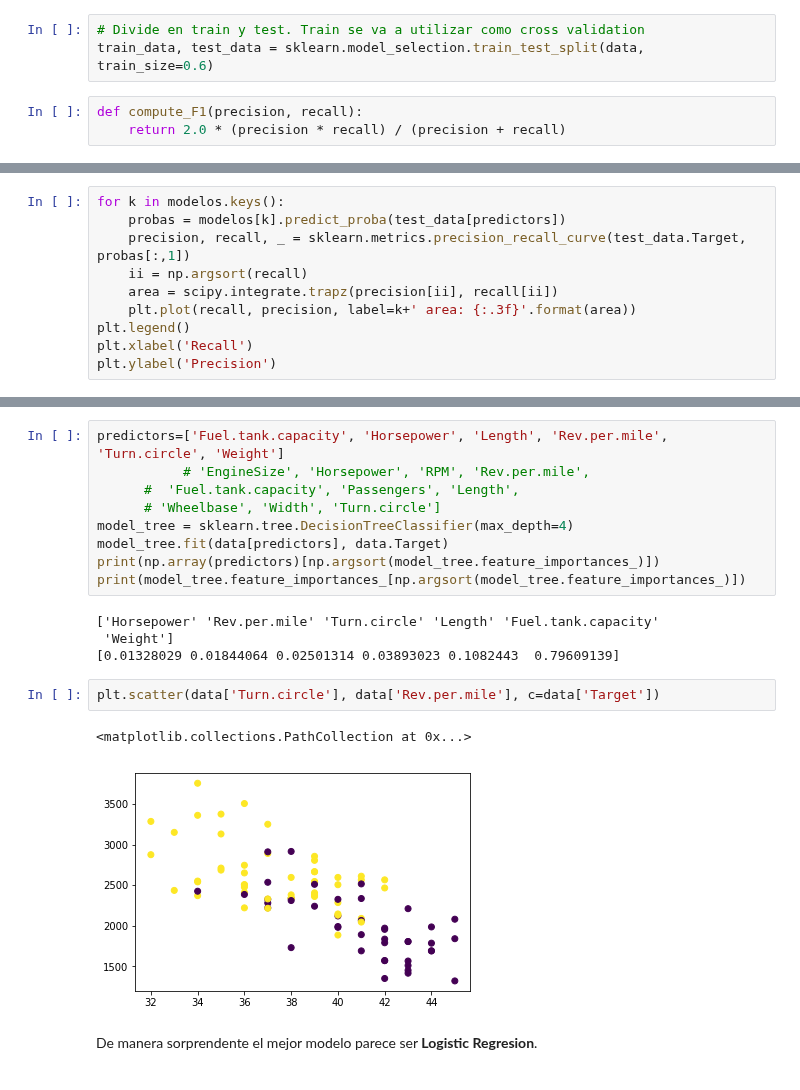
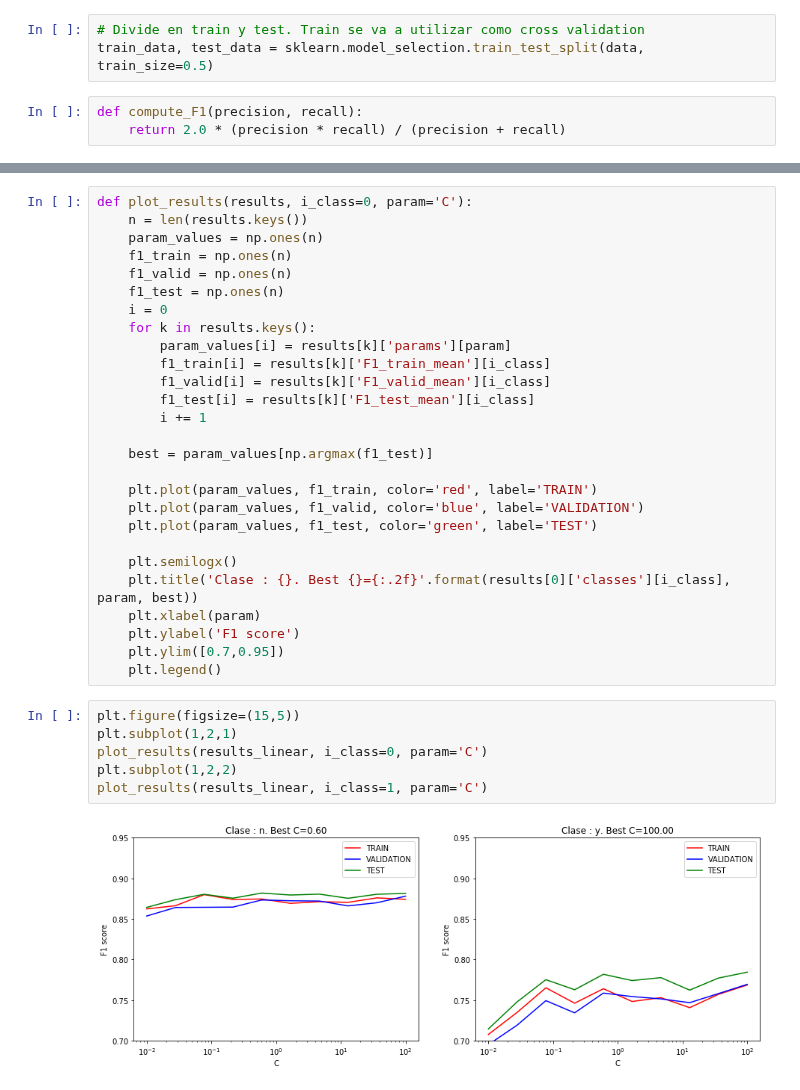
Before and after one commit to ComputoCienciasUniandes/MetodosComputacionalesAvanzados, a Jupyter notebook: soluciones/JaimeForero_Ejercicio22.ipynb, the cells around one changed output, grey strips where cells are left out. Drawn from its saved outputs; the diff is of its cells as text.

Commit message:
get values

```diff
--- a/soluciones/JaimeForero_Ejercicio22.ipynb
+++ b/soluciones/JaimeForero_Ejercicio22.ipynb
@@ -34,7 +35,7 @@ _ = scatter_matrix(data, alpha=0.2, figsize=(15, 15), diagonal='kde')
 [figure]
 # %%
 # Divide en train y test. Train se va a utilizar como cross validation
-train_data, test_data = sklearn.model_selection.train_test_split(data, train_size=0.6)
+train_data, test_data = sklearn.model_selection.train_test_split(data, train_size=0.5)
 # %%
 def compute_F1(precision, recall):
     return 2.0 * (precision * recall) / (precision + recall)
@@ -157,10 +128,0 @@ for k in results_radial.keys():
-# %%
-for k in modelos.keys():
-    probas = modelos[k].predict_proba(test_data[predictors])
-    precision, recall, _ = sklearn.metrics.precision_recall_curve(test_data.Target, probas[:,1])
-    ii = np.argsort(recall)
-    area = scipy.integrate.trapz(precision[ii], recall[ii])
-    plt.plot(recall, precision, label=k+' area: {:.3f}'.format(area))
-plt.legend()
-plt.xlabel('Recall')
-plt.ylabel('Precision')
@@ -210,20 +129,35 @@ Index(['Unnamed: 0', 'Manufacturer', 'Model', 'Type', 'Min.Price', 'Price',
-# %%
-predictors=['Fuel.tank.capacity', 'Horsepower', 'Length', 'Rev.per.mile', 'Turn.circle', 'Weight']
-           # 'EngineSize', 'Horsepower', 'RPM', 'Rev.per.mile',
-      #  'Fuel.tank.capacity', 'Passengers', 'Length',
-      # 'Wheelbase', 'Width', 'Turn.circle']
-model_tree = sklearn.tree.DecisionTreeClassifier(max_depth=4)
-model_tree.fit(data[predictors], data.Target)
-print(np.array(predictors)[np.argsort(model_tree.feature_importances_)])
-print(model_tree.feature_importances_[np.argsort(model_tree.feature_importances_)])
-# %% [output]
-['Horsepower' 'Rev.per.mile' 'Turn.circle' 'Length' 'Fuel.tank.capacity'
- 'Weight']
-[0.01328029 0.01844064 0.02501314 0.03893023 0.1082443  0.79609139]
-# %%
-plt.scatter(data['Turn.circle'], data['Rev.per.mile'], c=data['Target'])
-# %% [output]
-<matplotlib.collections.PathCollection at 0x...>
-[figure, removed]
-# %% [markdown]
-De manera sorprendente el mejor modelo parece ser **Logistic Regresion**.
+# %%
+def plot_results(results, i_class=0, param='C'):
+    n = len(results.keys())
+    param_values = np.ones(n)
+    f1_train = np.ones(n)
+    f1_valid = np.ones(n)
+    f1_test = np.ones(n)
+    i = 0
+    for k in results.keys():
+        param_values[i] = results[k]['params'][param]
+        f1_train[i] = results[k]['F1_train_mean'][i_class]
+        f1_valid[i] = results[k]['F1_valid_mean'][i_class]
+        f1_test[i] = results[k]['F1_test_mean'][i_class]
+        i += 1
+
+    best = param_values[np.argmax(f1_test)]
+
+    plt.plot(param_values, f1_train, color='red', label='TRAIN')
+    plt.plot(param_values, f1_valid, color='blue', label='VALIDATION')
+    plt.plot(param_values, f1_test, color='green', label='TEST')
+
+    plt.semilogx()
+    plt.title('Clase : {}. Best {}={:.2f}'.format(results[0]['classes'][i_class], param, best))
+    plt.xlabel(param)
+    plt.ylabel('F1 score')
+    plt.ylim([0.7,0.95])
+    plt.legend()
+# %%
+plt.figure(figsize=(15,5))
+plt.subplot(1,2,1)
+plot_results(results_linear, i_class=0, param='C')
+plt.subplot(1,2,2)
+plot_results(results_linear, i_class=1, param='C')
+# %% [output]
+[figure, added]
```
Also changed, not shown: parts of 15 cells of this notebook.
